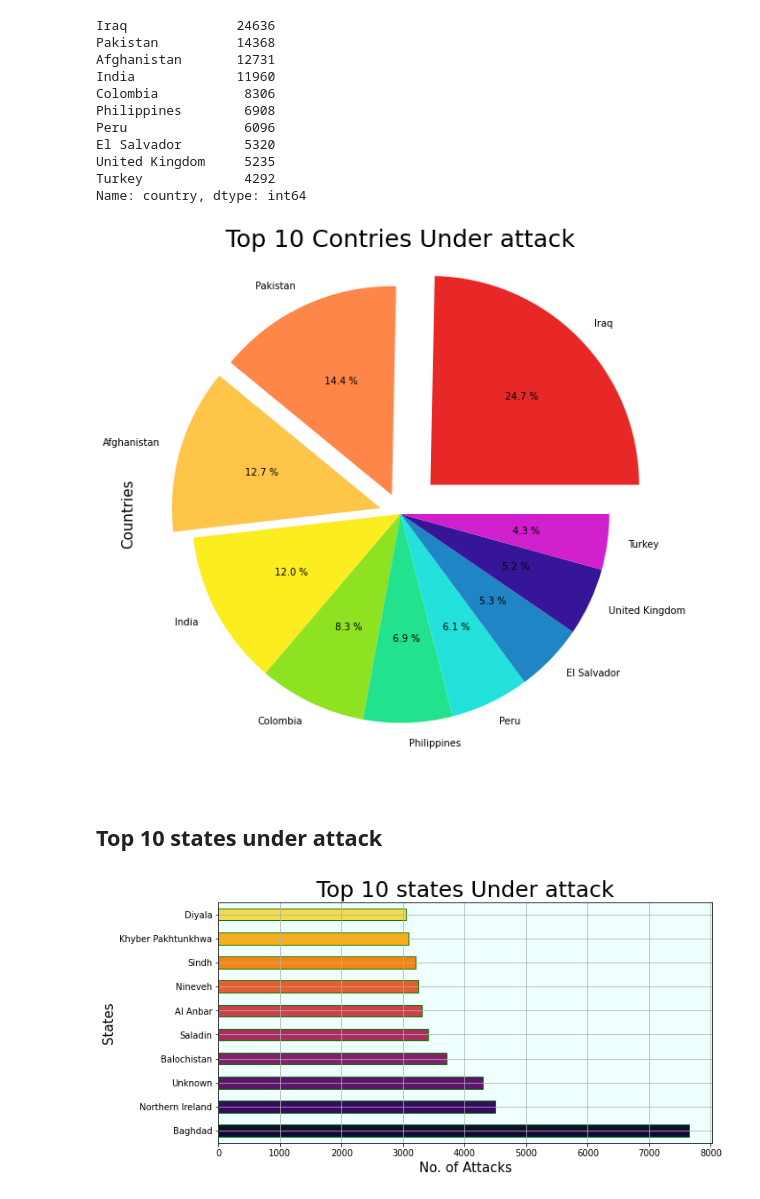
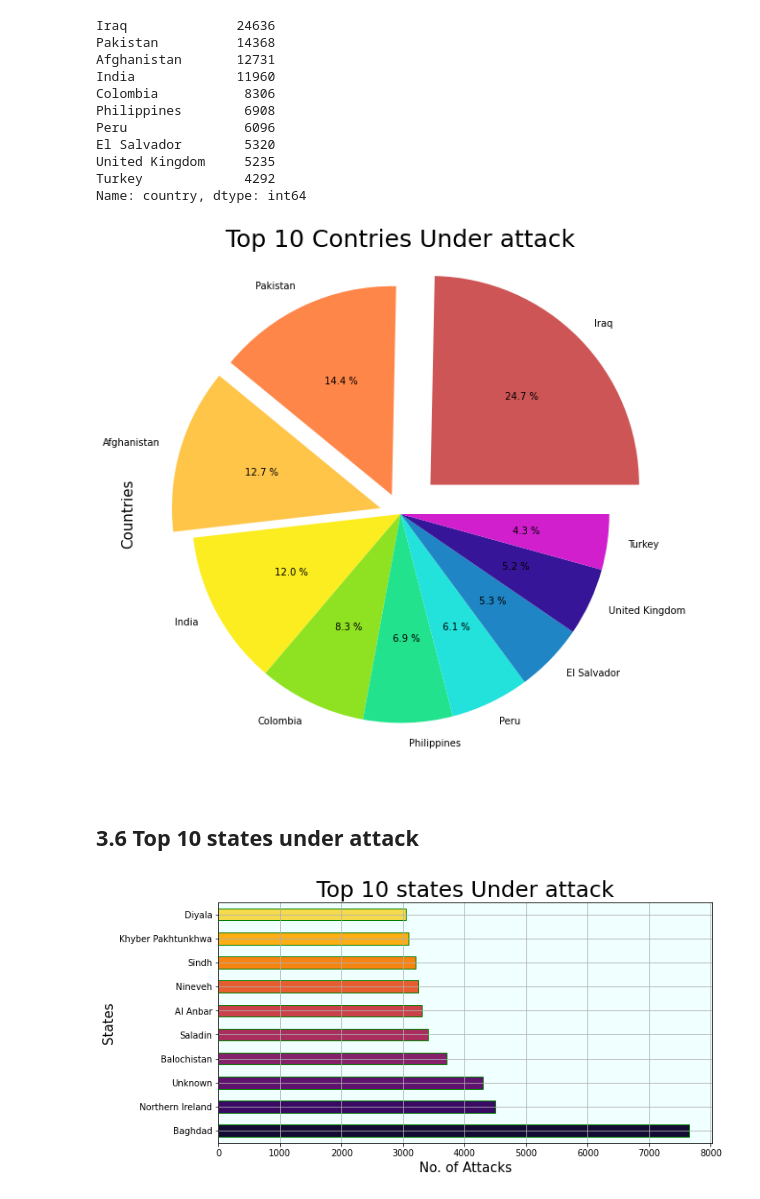
Before and after one commit to sainirajesh17/Global_Terrorism_Analysis_EDA, a Jupyter notebook: Global_Terrorism_Analysis_Capstone_Project.ipynb, the cells around one changed output. Saved outputs shown, nothing was run; the diff lists cells and outputs as text; code cells hidden in the pictures.

```diff
--- a/Global_Terrorism_Analysis_Capstone_Project.ipynb
+++ b/Global_Terrorism_Analysis_Capstone_Project.ipynb
@@ -305,26 +361,26 @@ Name: country, dtype: int64
 # %%
 # Defining the explode
 myexplode = [0.2, 0.1, 0.1, 0, 0, 0, 0, 0, 0, 0 ]
-color_set = ["#e82727","#ff8649","#ffc549","#fced20","#8fe222","#22e28e","#22e2db","#1f85c4","#361599","#d11fce"]
+color_set = ["#CD5555","#ff8649","#ffc549","#fced20","#8fe222","#22e28e","#22e2db","#1f85c4","#361599","#d11fce"]
 
 # Plotting the Pie Chart
 top_10_countries.plot(kind = 'pie', explode = myexplode,autopct ='% 1.1f %%',colors = color_set)
 
 # Set a title of the chart.
 plt.title('Top 10 Contries Under attack', fontsize = 25)
 
 # Set the y label
 plt.ylabel('Countries', fontsize = 15)
 
 # Setting the figure size
 plt.rcParams['figure.figsize'] = (20, 10)
 
 # Display a figure.
 plt.show()
 # %% [output]
-[figure, old version]
+[figure, new version]
 # %% [markdown]
-## <b> Top 10 states under attack
+## <b> 3.6 Top 10 states under attack
 # %%
 top_10_states = terrorism_data_new['state'].value_counts().head(10)
 # %%
```
Also changed, not shown: parts of 37 cells of this notebook.
